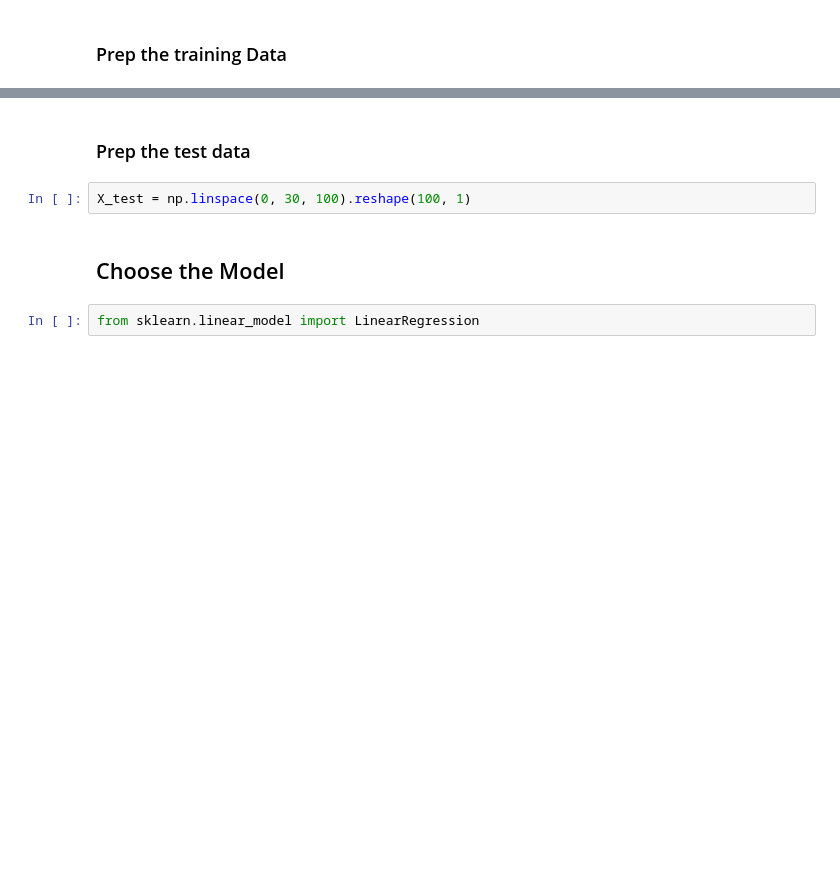
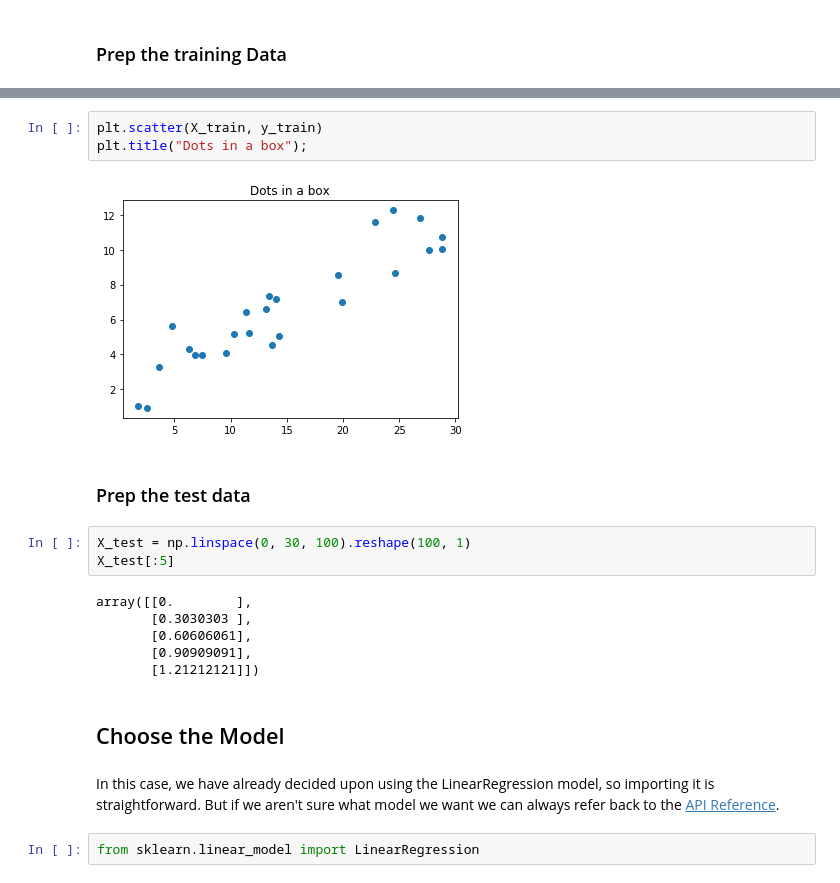
Before and after one commit to chalmerlowe/machine_learning, a Jupyter notebook: 03_linear_reg/03_linear_reg.ipynb, the cells around one changed output, grey strips where cells are left out. Drawn from its saved outputs; the diff is of its cells as text; blank space fills up the shorter version.

Commit message:
80% 03_linear

```diff
--- a/03_linear_reg/03_linear_reg.ipynb
+++ b/03_linear_reg/03_linear_reg.ipynb
@@ -40,9 +117,23 @@ y_train = np.array(dftrain['y']).reshape(len(dftrain.index), 1)
+# %%
+plt.scatter(X_train, y_train)
+plt.title("Dots in a box");
+# %% [output]
+[figure, added]
 # %% [markdown]
 ### Prep the test data
 # %%
 X_test = np.linspace(0, 30, 100).reshape(100, 1)
+X_test[:5]
+# %% [output]
+array([[0.        ],
+       [0.3030303 ],
+       [0.60606061],
+       [0.90909091],
+       [1.21212121]])
 # %% [markdown]
 ## Choose the Model
+# %% [markdown]
+In this case, we have already decided upon using the LinearRegression model, so importing it is straightforward. But if we aren't sure what model we want we can always refer back to the [API Reference](https://scikit-learn.org/stable/modules/classes.html).
 # %%
 from sklearn.linear_model import LinearRegression
 # %% [markdown]
```
Also changed, not shown: parts of 73 cells of this notebook.
